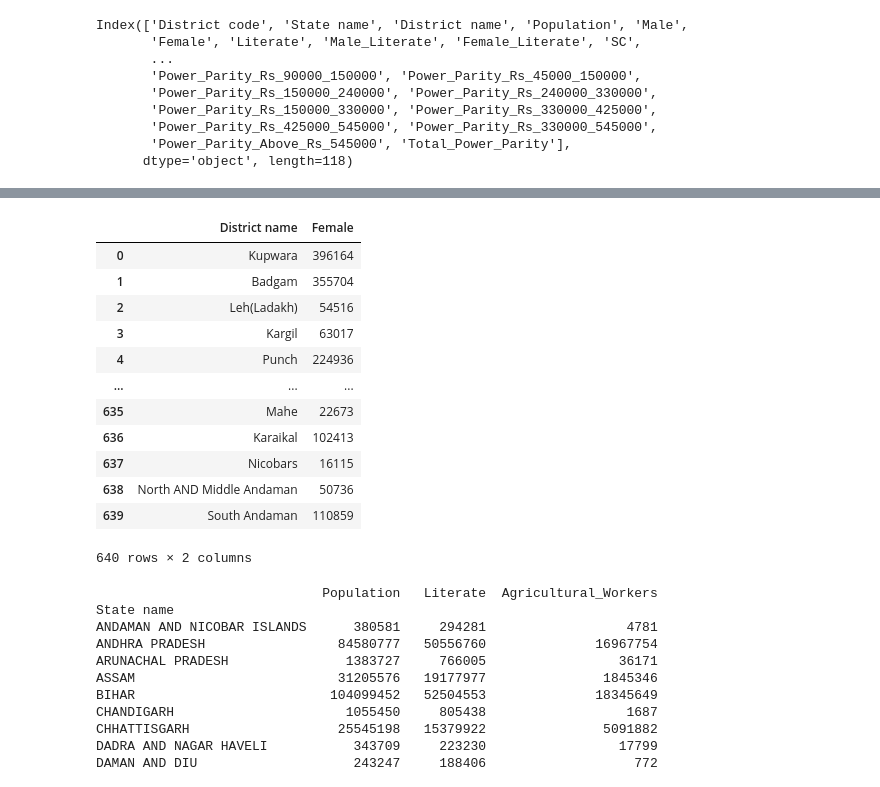
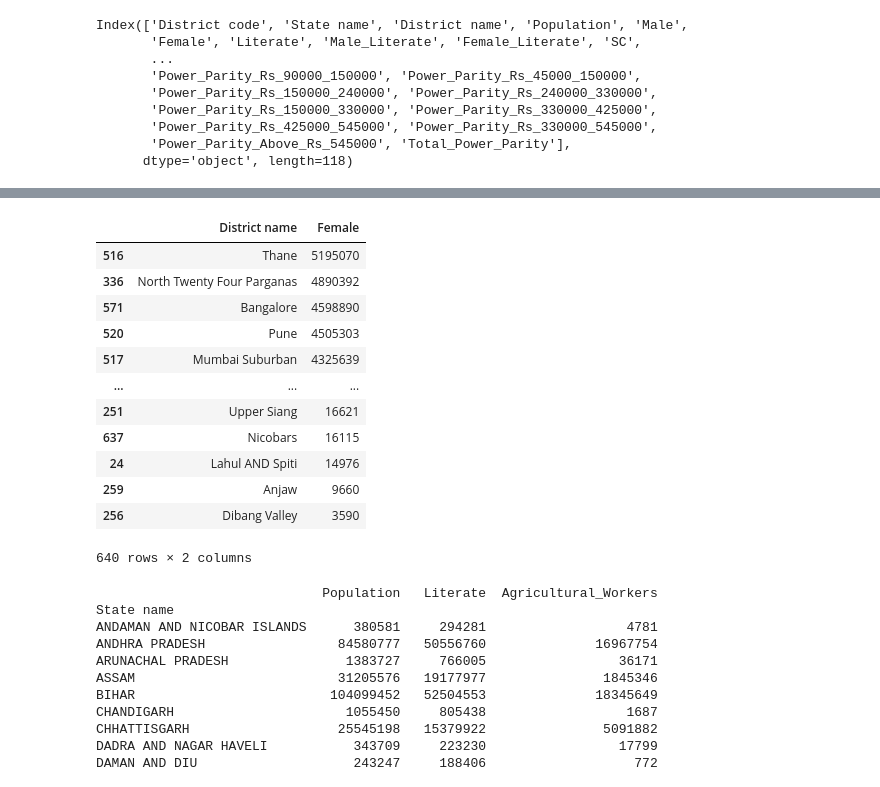
Before and after one commit to vaibhavdubey61/Census2011_Analysis, a Jupyter notebook: India_Census_2011.ipynb, the cells around one changed output, grey strips where cells are left out. Drawn from its saved outputs; the diff is of its cells as text; code cells hidden in the pictures.

```diff
--- a/India_Census_2011.ipynb
+++ b/India_Census_2011.ipynb
@@ -208,18 +213,20 @@ list(data.columns)
 # %%
-data[['District name','Female']]
+fml=data[['District name','Female']]
+fml=fml.sort_values(by='Female', ascending=False)
+fml
 # %% [output]
 |  | District name | Female |
-| 0 | Kupwara | 396164 |
-| 1 | Badgam | 355704 |
-| 2 | Leh(Ladakh) | 54516 |
-| 3 | Kargil | 63017 |
-| 4 | Punch | 224936 |
+| 516 | Thane | 5195070 |
+| 336 | North Twenty Four Parganas | 4890392 |
+| 571 | Bangalore | 4598890 |
+| 520 | Pune | 4505303 |
+| 517 | Mumbai Suburban | 4325639 |
 | ... | ... | ... |
-| 635 | Mahe | 22673 |
-| 636 | Karaikal | 102413 |
+| 251 | Upper Siang | 16621 |
 | 637 | Nicobars | 16115 |
-| 638 | North AND Middle Andaman | 50736 |
-| 639 | South Andaman | 110859 |
+| 24 | Lahul AND Spiti | 14976 |
+| 259 | Anjaw | 9660 |
+| 256 | Dibang Valley | 3590 |
 640 rows × 2 columns
 # %%
 state_summary = data.groupby("State name")[["Population", "Literate","Agricultural_Workers"]].sum()
```
Also changed, not shown: parts of 35 cells of this notebook.
